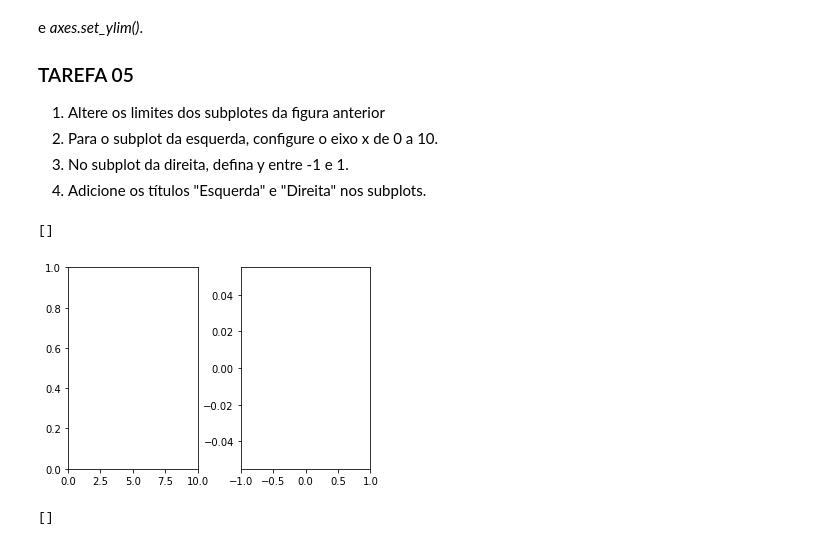
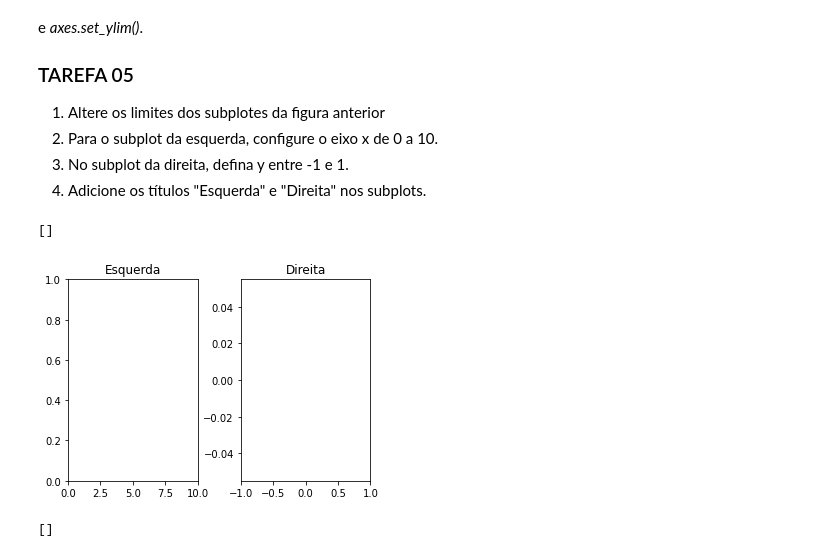
Before and after one commit to Fmarcelneves/visualizacao_exploratoria_exercicios, a Jupyter notebook: 01-exercicios-matplotlib/visualizacao_com_matplotlib.ipynb, the cells around one changed output. Drawn from its saved outputs; the diff is of its cells as text; code cells hidden in the pictures.

```diff
--- a/01-exercicios-matplotlib/visualizacao_com_matplotlib.ipynb
+++ b/01-exercicios-matplotlib/visualizacao_com_matplotlib.ipynb
@@ -175,13 +175,15 @@ Cada subplot contém dois eixos, representados pelos objetos *Axis* (observe a d
 # %%
 fig = plt.figure()
 axes1= fig.add_axes([0.1,0.3,0.3,0.7])
 axes2= fig.add_axes([0.5,0.3,0.3,0.7])
 axes_set1 = axes1.set_xlim([0, 10])
 axes_set2 = axes2.set_xlim([-1,1])
+axes1.set_title('Esquerda')
+axes2.set_title('Direita')
 plt.plot()
 # %% [output]
 []
-[figure, old version]
+[figure, new version]
 # %%
 # Resultado esperado (não modifique esta célula)
 # %% [output]
```
Also changed, not shown: parts of 2 cells of this notebook.
